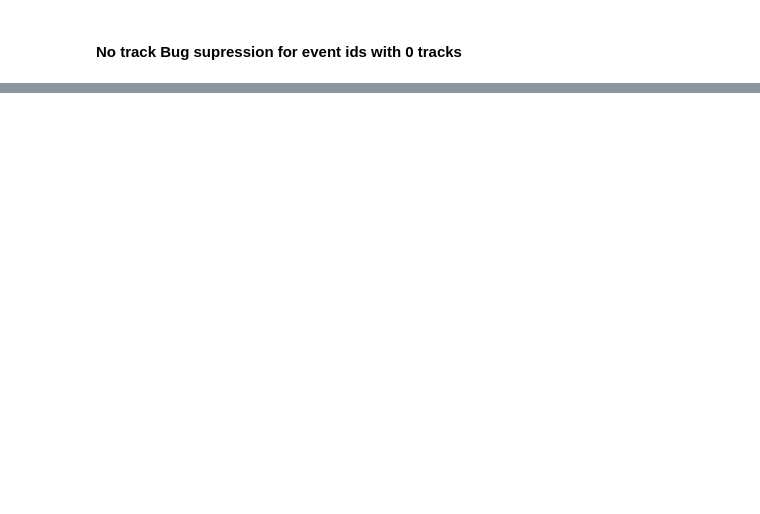
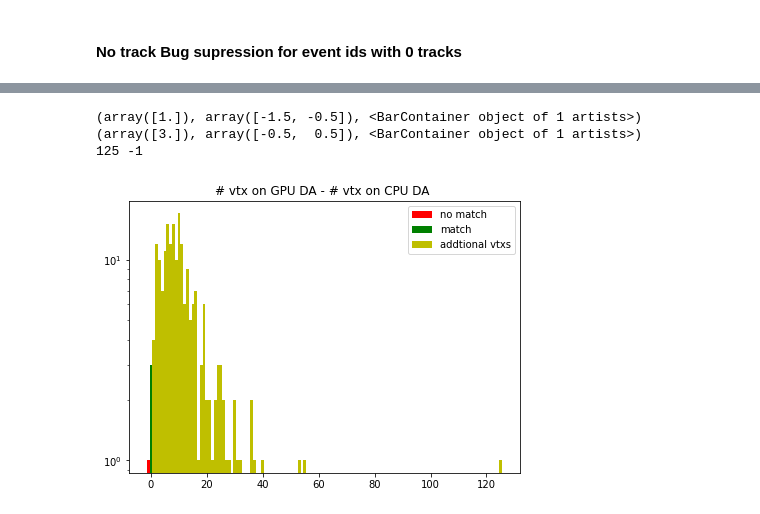
Before and after one commit to ats2008/DAonGPU, a Jupyter notebook: ValidationForDA.ipynb, the cells around one changed output, grey strips where cells are left out. Cells and saved outputs as stored; diff of their text form; code cells hidden in the pictures; blank space fills up the shorter version.

```diff
--- a/ValidationForDA.ipynb
+++ b/ValidationForDA.ipynb
@@ -122,0 +128,6 @@ nevents=len(zVtx)
+# %%
+for i in range(nevents):
+    for z in zVtx[i]:
+        if z>1000:
+            print(i)
+            break
@@ -237,20 +286,26 @@ min(dN)
 # %%
 plt.figure(figsize=(7,5))
 # x=plt.hist(dN,bins=7,range=(-3.5,3.5))
 # x=plt.hist(dN,bins=70)
 # x=plt.hist(dN)
 minX=min(dN)
 maxX=max(dN)
 if(minX<0):
-    plt.hist(dN,bins=abs(minX),range=(minX-0.5,-0.5),color='r',label='no match')
-
+    x=plt.hist(dN,bins=abs(minX),range=(minX-0.5,-0.5),color='r',label='no match')
+print(x)
 x=plt.hist(dN,bins=1,range=(-0.5,0.5),color='g',label='match')
 print(x)
 if maxX>0:
     plt.hist(dN,bins=abs(maxX),range=(0.5,maxX+0.5),color='y',label='addtional vtxs')
 plt.title("# vtx on GPU DA - # vtx on CPU DA ")
 # plt.savefig("deltaN.png")
 plt.legend()
 print(max(dN),min(dN))
+plt.yscale('log')
+# %% [output]
+(array([1.]), array([-1.5, -0.5]), <BarContainer object of 1 artists>)
+(array([3.]), array([-0.5,  0.5]), <BarContainer object of 1 artists>)
+125 -1
+[figure, added]
 # %%
 plt.figure(figsize=(7,5))
```
Also changed, not shown: parts of 9 cells of this notebook, 2 other files.
